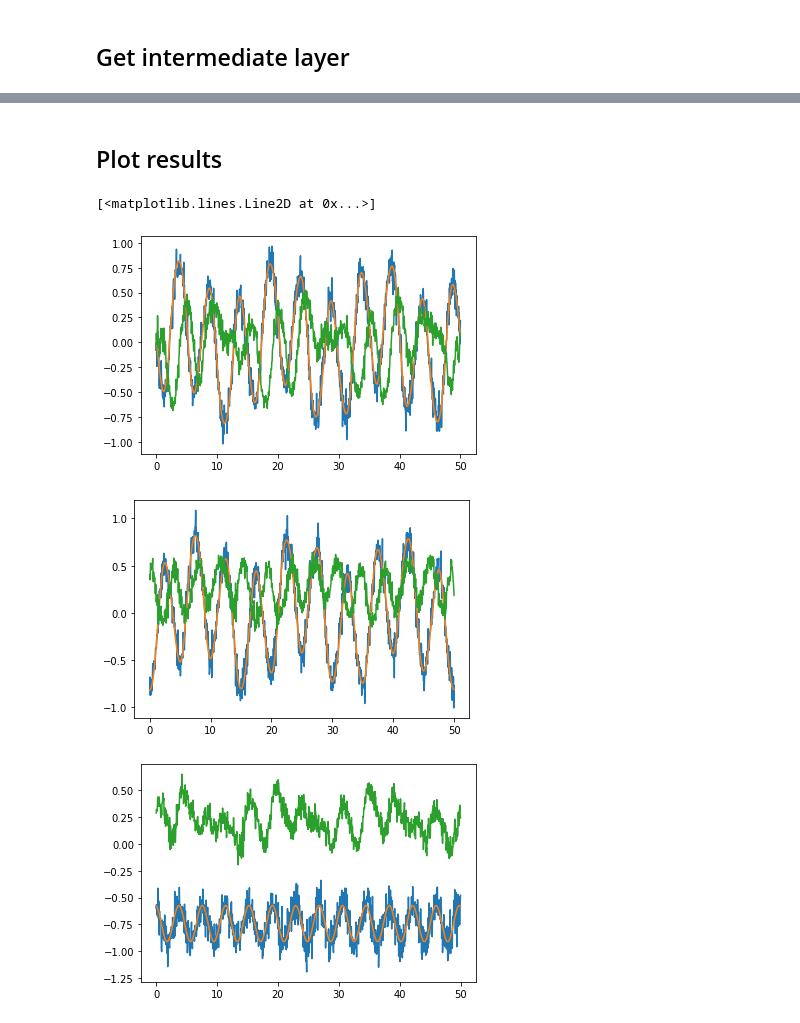
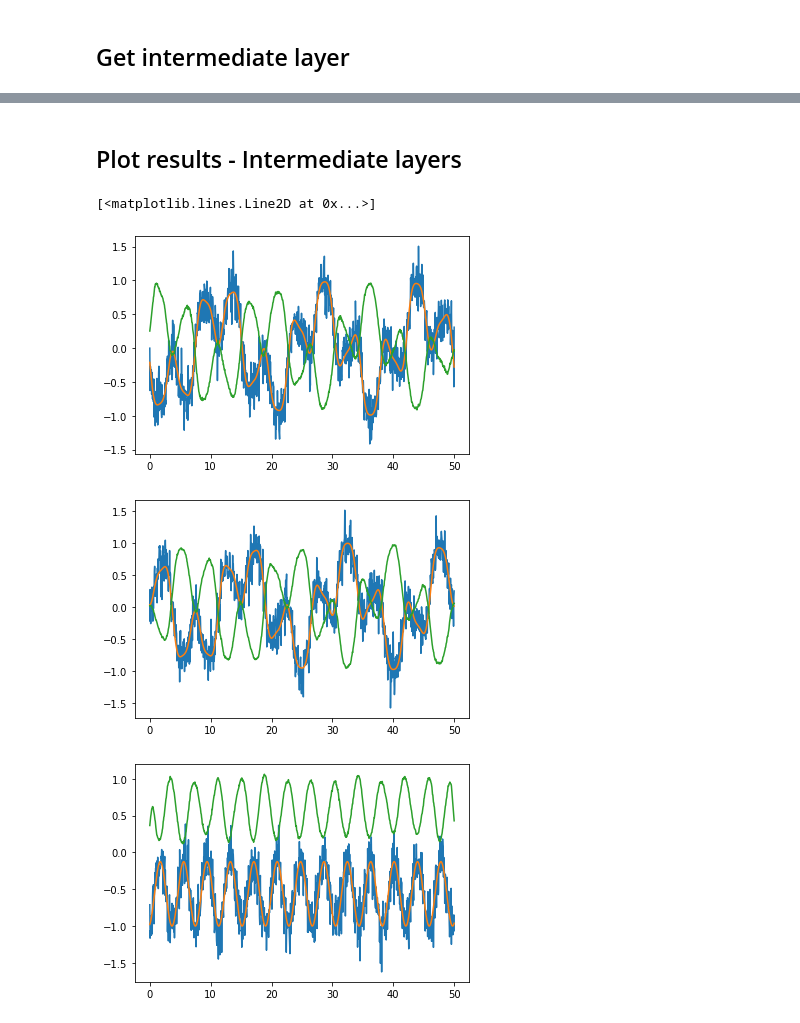
Before and after one commit to BoyersTheorem/qubit_denoise, a Jupyter notebook: Quantum_denoising_1.71.ipynb, the cells around one changed output, grey strips where cells are left out. Saved outputs shown, nothing was run; the diff lists cells and outputs as text; code cells hidden in the pictures.

```diff
--- a/Quantum_denoising_1.71.ipynb
+++ b/Quantum_denoising_1.71.ipynb
@@ -159,7 +159,7 @@ steps  = 1000  # Number of time steps
 T = 50           # Total time of simulation
 tspace = np.linspace(0,T,steps)
 
-noiseDataUse = np.array([0,0,.1])   # N_sim_measurement, noiseMean, noiseStddev.
+noiseDataUse = np.array([0,0,.4])   # N_sim_measurement, noiseMean, noiseStddev.
 noiseLablUse = np.array([0,0,0])      # N_sim_measurement, noiseMean, noiseStddev.
 
 
@@ -197,9 +197,11 @@ def create_CNN():
     # instantiate model
     model = Sequential()
 
-    model.add(Conv1D(10, kernel_size=50,padding='same',
+    model.add(Conv1D(6, kernel_size=50,padding='same',
                      activation='tanh',
                      input_shape=input_shape))
+
+
     #model.add(BatchNormalization())
     #model.add(Dropout(0.5))
 
@@ -209,7 +211,8 @@ def create_CNN():
 
     model.add(Dropout(0.25))
     model.add(Conv1D(3, kernel_size=20, padding='same',
-                     activation='tanh'))
+                     activation='linear'))
+
     # compile the model
     optimizerUse = keras.optimizers.SGD(lr=0.01)
     model.compile(loss='mean_squared_error',
@@ -248,8 +251,8 @@ Model compiled successfully
 ## Train Model
 # %%
 # training parameters
-batch_size = 2000
-epochs = 100
+batch_size = 10
+epochs = 10
 # train CNN
 model_CNN.fit(dataMatTrn, lablMatTrn,
           batch_size=batch_size,
@@ -287,5 +290,5 @@ Epoch 100/100
 ## Get intermediate layer
 # %%
 get_output = kb.function([model_CNN.layers[0].input],
-                                  [model_CNN.layers[1].output])
+                                  [model_CNN.layers[2].output])
 layer_output = get_output([dataMatTst])[0]
@@ -292,24 +322,24 @@ layer_output = get_output([dataMatTst])[0]
 # %% [markdown]
-## Plot results
+## Plot results - Intermediate layers
 # %%
-PlotData = 844;
+PlotData = 5;
 
 plt.figure()
 plt.plot(tspace,dataMatTrn[PlotData,:,0])
 plt.plot(tspace,lablMatTrn[PlotData,:,0])
 plt.plot(tspace,layer_output[PlotData,:,0])
 
 plt.figure()
 plt.plot(tspace,dataMatTrn[PlotData,:,1])
 plt.plot(tspace,lablMatTrn[PlotData,:,1])
 plt.plot(tspace,layer_output[PlotData,:,1])
 
 plt.figure()
 plt.plot(tspace,dataMatTrn[PlotData,:,2])
 plt.plot(tspace,lablMatTrn[PlotData,:,2])
 plt.plot(tspace,layer_output[PlotData,:,2])
 # %% [output]
 [<matplotlib.lines.Line2D at 0x...>]
-[figure, old version]
+[figure, new version]
-[figure, old version]
+[figure, new version]
-[figure, old version]
+[figure, new version]
```
Also changed, not shown: parts of 5 cells of this notebook.
